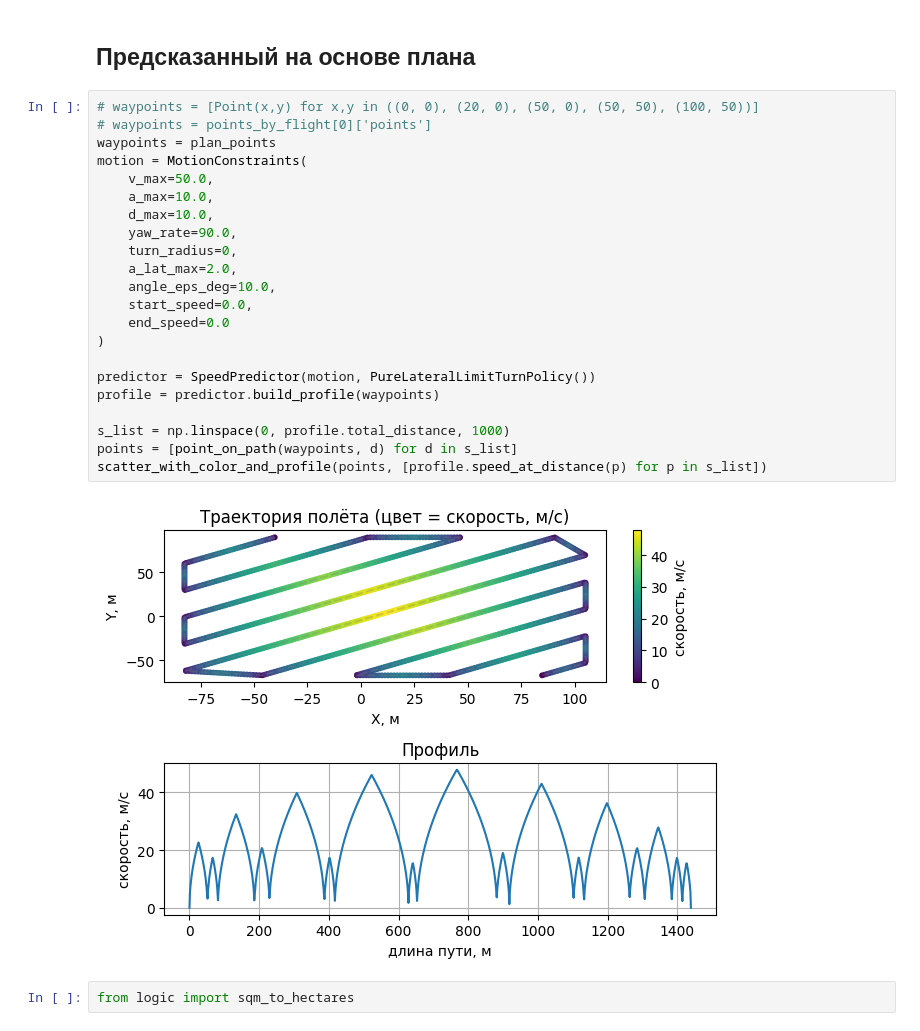
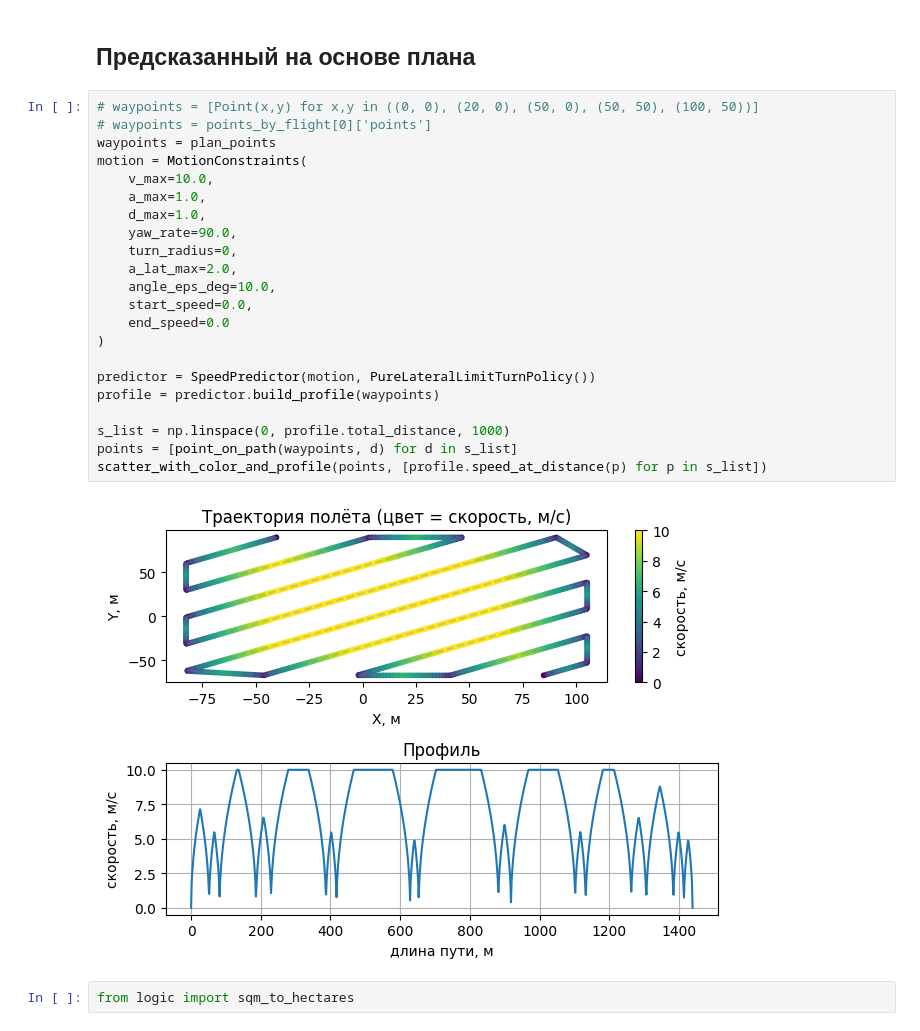
Before and after one commit to nodax-hub/Simulate, a Jupyter notebook: example.ipynb, the cells around one changed output. Cells and saved outputs as stored; diff of their text form.

```diff
--- a/example.ipynb
+++ b/example.ipynb
@@ -360,27 +363,27 @@ arr = np.array(points_by_flight[0]['speed'])
 # %%
 # waypoints = [Point(x,y) for x,y in ((0, 0), (20, 0), (50, 0), (50, 50), (100, 50))]
 # waypoints = points_by_flight[0]['points']
 waypoints = plan_points
 motion = MotionConstraints(
-    v_max=50.0,
-    a_max=10.0,
-    d_max=10.0,
+    v_max=10.0,
+    a_max=1.0,
+    d_max=1.0,
     yaw_rate=90.0,
     turn_radius=0,
     a_lat_max=2.0,
     angle_eps_deg=10.0,
     start_speed=0.0,
     end_speed=0.0
 )
 
 predictor = SpeedPredictor(motion, PureLateralLimitTurnPolicy())
 profile = predictor.build_profile(waypoints)
 
 s_list = np.linspace(0, profile.total_distance, 1000)
 points = [point_on_path(waypoints, d) for d in s_list]
 scatter_with_color_and_profile(points, [profile.speed_at_distance(p) for p in s_list])
 # %% [output]
-[figure, old version]
+[figure, new version]
 # %%
 from logic import sqm_to_hectares
 # %%
```
Also changed, not shown: parts of 4 cells of this notebook, 3 other files.
